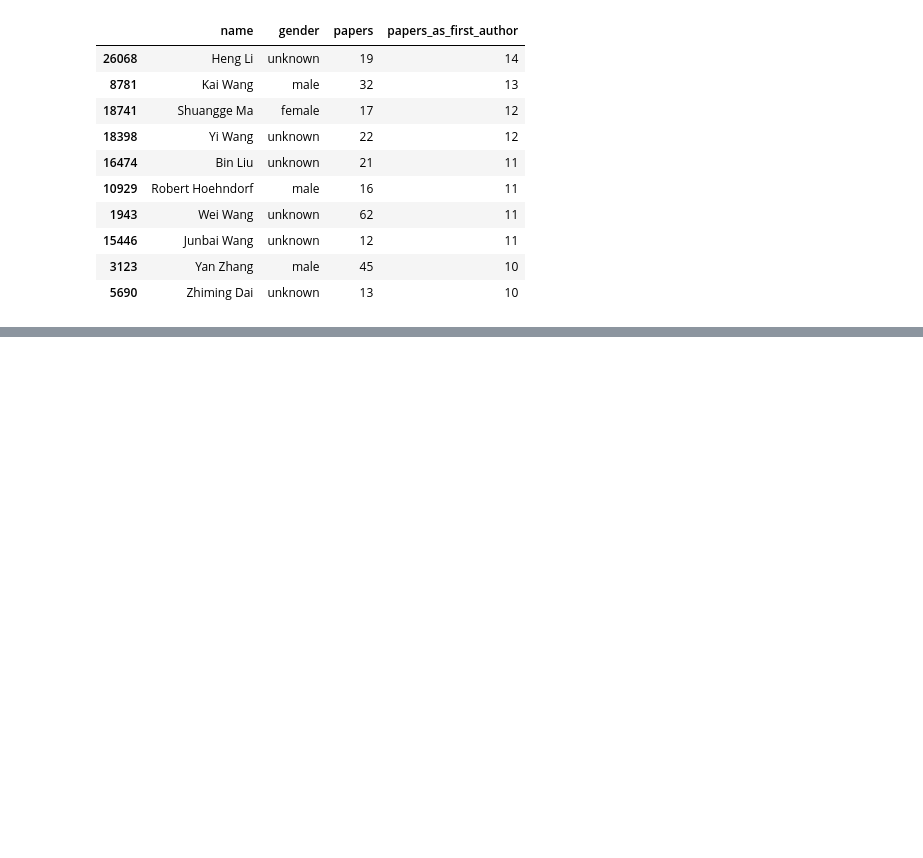
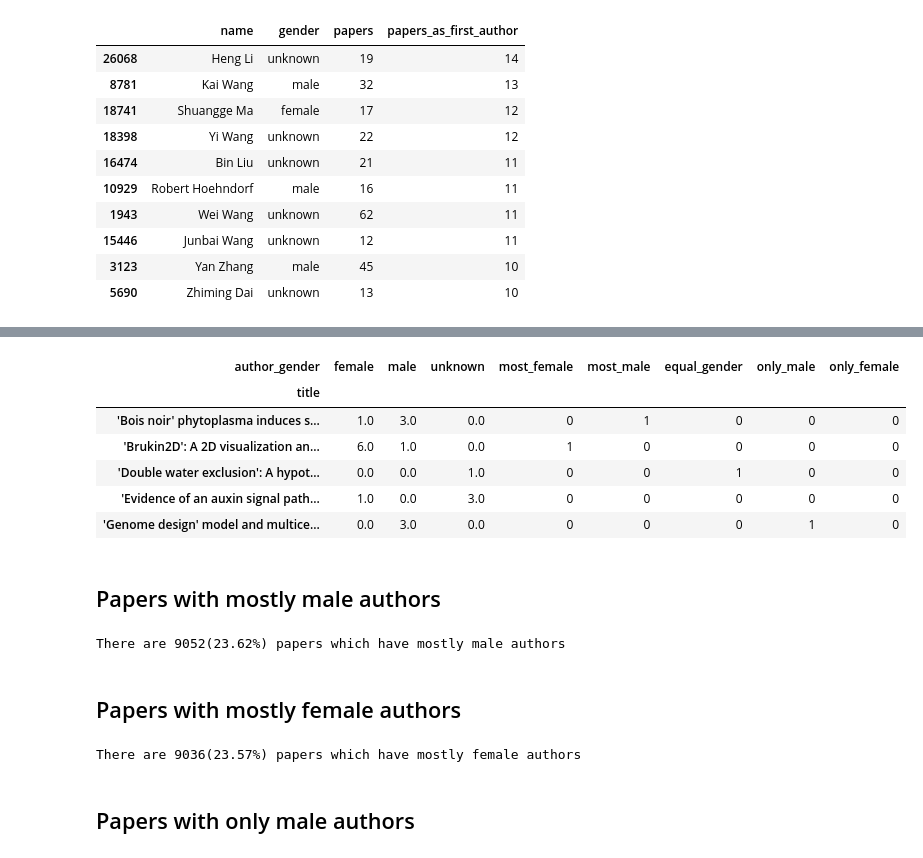
Before and after one commit to social-link-analytics-group-bsc/gender_bioinfo, a Jupyter notebook: analysis/gender_bias_analysis.ipynb, the cells around one changed output, grey strips where cells are left out. Cells and saved outputs as stored; diff of their text form; code cells hidden in the pictures; blank space fills up the shorter version.

```diff
--- a/analysis/gender_bias_analysis.ipynb
+++ b/analysis/gender_bias_analysis.ipynb
@@ -317,0 +422,4 @@ authors[['name','gender','papers','papers_as_first_author']].head(10)
+# %%
+papers_grouped_by_title = papers_authors.drop(['id', 'doi', 'category', 'author', 'author_position'], axis=1).groupby(['title','author_gender'], sort=False, as_index=False)
+agg_papers_grouped_df = papers_grouped_by_title[['author_gender']].agg({'author_gender': {'count_gender': 'count'}})
+agg_papers_grouped_df.head()
@@ -317,0 +433,5 @@ authors[['name','gender','papers','papers_as_first_author']].head(10)
+# %%
+papers_gender_dist = agg_papers_grouped_df.pivot(columns='author_gender', values='count_gender', index='title')
+papers_gender_dist = papers_gender_dist.drop(['error_api', 'mostly_female', 'mostly_male'], axis=1)
+papers_gender_dist = papers_gender_dist.fillna(0)
+papers_gender_dist.head()
@@ -317,0 +446,37 @@ authors[['name','gender','papers','papers_as_first_author']].head(10)
+# %%
+papers_gender_dist['most_female'] = np.where((papers_gender_dist['female']>papers_gender_dist['male'])&
+                                             (papers_gender_dist['male']>0), 1, 0)
+papers_gender_dist['most_male'] = np.where((papers_gender_dist['male']>papers_gender_dist['female'])&
+                                           (papers_gender_dist['female']>0), 1, 0)
+papers_gender_dist['equal_gender'] = np.where(papers_gender_dist['male']==papers_gender_dist['female'], 1, 0)
+papers_gender_dist['only_male'] = np.where((papers_gender_dist['female']==0) & (papers_gender_dist['unknown']==0),
+                                           1, 0)
+papers_gender_dist['only_female'] = np.where((papers_gender_dist['male']==0) & (papers_gender_dist['unknown']==0),
+                                             1, 0)
+papers_gender_dist.head()
+# %% [output]
+| author_gender | female | male | unknown | most_female | most_male | equal_gender | only_male | only_female |
+| title |  |  |  |  |  |  |  |  |
+| 'Bois noir' phytoplasma induces s... | 1.0 | 3.0 | 0.0 | 0 | 1 | 0 | 0 | 0 |
+| 'Brukin2D': A 2D visualization an... | 6.0 | 1.0 | 0.0 | 1 | 0 | 0 | 0 | 0 |
+| 'Double water exclusion': A hypot... | 0.0 | 0.0 | 1.0 | 0 | 0 | 1 | 0 | 0 |
+| 'Evidence of an auxin signal path... | 1.0 | 0.0 | 3.0 | 0 | 0 | 0 | 0 | 0 |
+| 'Genome design' model and multice... | 0.0 | 3.0 | 0.0 | 0 | 0 | 0 | 1 | 0 |
+# %% [markdown]
+## Papers with mostly male authors
+# %%
+raw_num = papers_gender_dist['most_male'].sum()
+per_num = round(raw_num/papers_gender_dist.shape[0]*100,2)
+print('There are {}({}%) papers which have mostly male authors'.format(raw_num, per_num))
+# %% [output]
+There are 9052(23.62%) papers which have mostly male authors
+# %% [markdown]
+## Papers with mostly female authors
+# %%
+raw_num = papers_gender_dist['most_female'].sum()
+per_num = round(raw_num/papers_gender_dist.shape[0]*100,2)
+print('There are {}({}%) papers which have mostly female authors'.format(raw_num, per_num))
+# %% [output]
+There are 9036(23.57%) papers which have mostly female authors
+# %% [markdown]
+## Papers with only male authors
```
Also changed, not shown: parts of 21 cells of this notebook.
